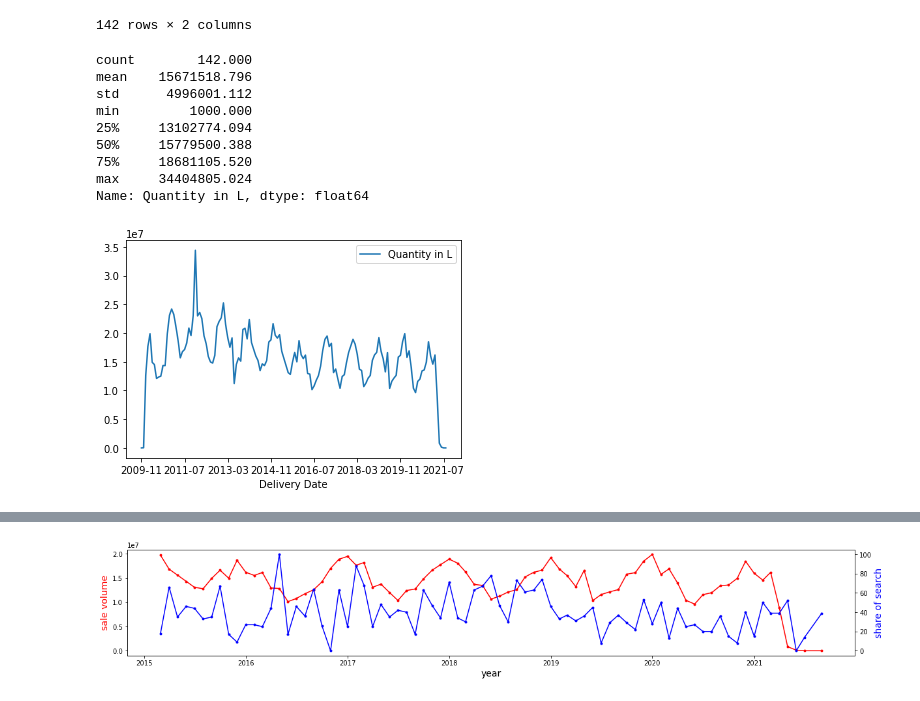
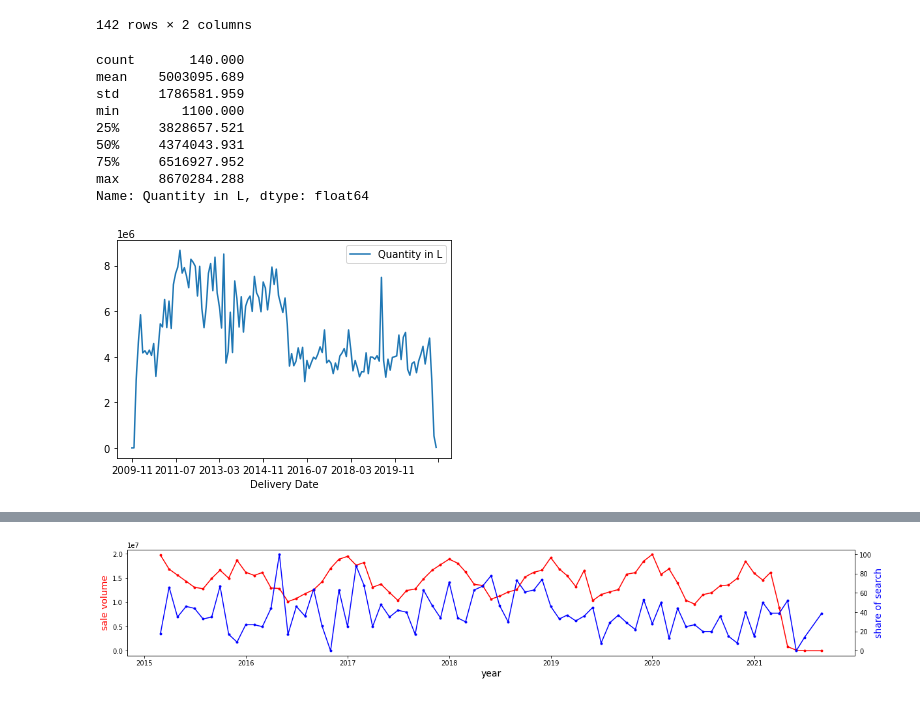
Before and after one commit to yahaod/DS-Project-Group-19, a Jupyter notebook: Data analysis.ipynb, the cells around one changed output, grey strips where cells are left out. Drawn from its saved outputs; the diff is of its cells as text; code cells hidden in the pictures.

```diff
--- a/Data analysis.ipynb
+++ b/Data analysis.ipynb
@@ -1,5 +1,12 @@
 # %%
 import pandas as pd
 sales_data = pd.read_csv('grouped sales data.csv')
-trends_data_after_2015 = pd.read_csv('trends data after 2015.csv')
-trends_data_before_2015 = pd.read_csv('trends data before 2015.csv')
+trends_data_after_2015 = pd.read_csv('Google Trend/trends data after 2015.csv')
+trends_data_before_2015 = pd.read_csv('Google Trend/trends data before 2015.csv')
+data_after_2015_VIC = pd.read_csv('Google Trend/data_after_2015_VIC.csv')
+data_after_2015_NSW = pd.read_csv('Google Trend/data_after_2015_NSW.csv')
+data_after_2015_QLD = pd.read_csv('Google Trend/data_after_2015_QLD.csv')
+data_after_2015_SA = pd.read_csv('Google Trend/data_after_2015_SA.csv')
+data_after_2015_WA = pd.read_csv('Google Trend/data_after_2015_WA.csv')
+
+vic_sale_data = pd.read_csv('data with state/vic_sale_data.csv')
@@ -42,6 +60,9 @@ trends_data_after_2015
 pd.set_option('display.float_format', lambda x: '%.3f' % x)
 grp_by_time = sales_data.groupby(['Delivery Date'])['Quantity in L'].sum().reset_index()
 grp_by_time = grp_by_time.sort_values(by=['Delivery Date'])
-grp_by_time
+
+grp_by_time_vic = vic_sale_data.groupby(['Delivery Date'])['Quantity in L'].sum().reset_index()
+grp_by_time_vic = grp_by_time_vic.sort_values(by=['Delivery Date'])
+grp_by_time_vic
 # %% [output]
 |  | Delivery Date | Quantity in L |
@@ -75,21 +96,21 @@ grp_by_time
 | 142 | 2021-09 | 1000.000 |
 142 rows × 2 columns
 # %%
-grp_by_time['Quantity in L'].describe()
+grp_by_time_vic['Quantity in L'].describe()
 # %% [output]
-count        142.000
-mean    15671518.796
-std      4996001.112
-min         1000.000
-25%     13102774.094
-50%     15779500.388
-75%     18681105.520
-max     34404805.024
+count       140.000
+mean    5003095.689
+std     1786581.959
+min        1100.000
+25%     3828657.521
+50%     4374043.931
+75%     6516927.952
+max     8670284.288
 Name: Quantity in L, dtype: float64
 # %%
 import matplotlib.pyplot as plt
 
-grp_by_time.plot(x='Delivery Date', y='Quantity in L')
+grp_by_time_vic.plot(x='Delivery Date', y='Quantity in L')
 plt.show()
 # %% [output]
-[figure, old version]
+[figure, new version]
```
Also changed, not shown: parts of 10 cells of this notebook.
